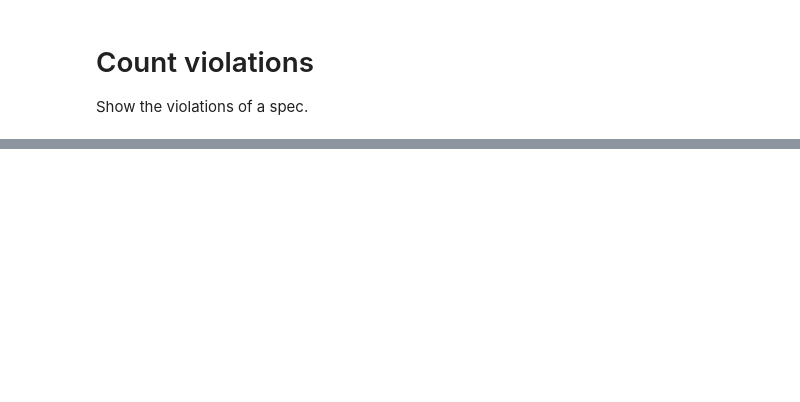
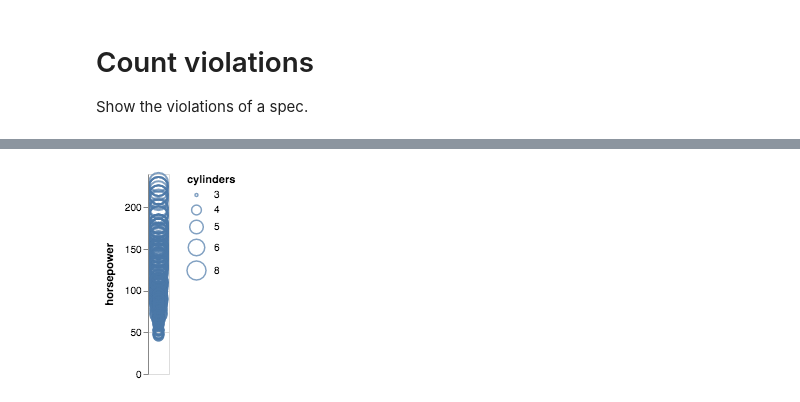
Before and after one commit to uwdata/draco, a Jupyter notebook: notebooks/violations.ipynb, the cells around one changed output, grey strips where cells are left out. Cells and saved outputs as stored; diff of their text form; code cells hidden in the pictures; blank space fills up the shorter version.

```diff
--- a/notebooks/violations.ipynb
+++ b/notebooks/violations.ipynb
@@ -53,0 +44,3 @@ VegaLite(spec, pd.read_csv(data_url))
+# %%
+VegaLite(spec2, pd.read_csv(data_url))
+# %% [output]
@@ -54 +48,2 @@ VegaLite(spec, pd.read_csv(data_url))
+[figure, added]
 # %%
```
Also changed, not shown: parts of 6 cells of this notebook, 13 other files.
